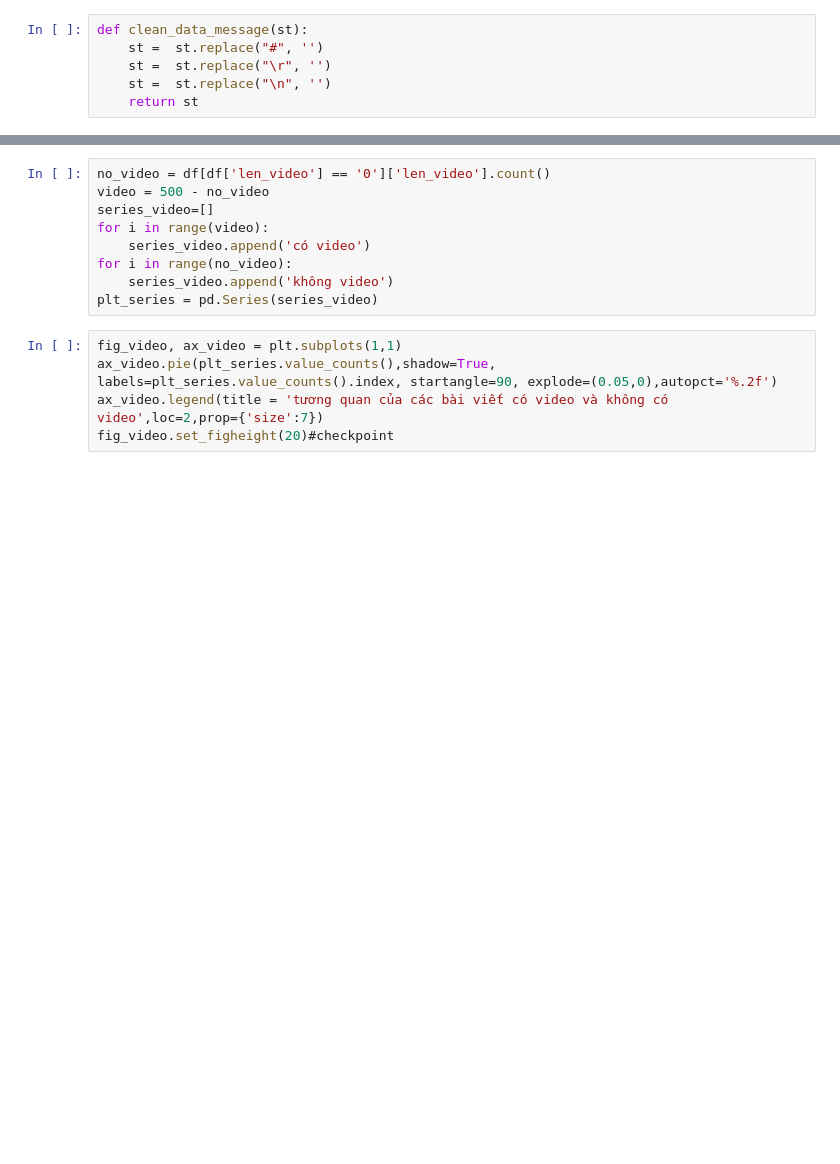
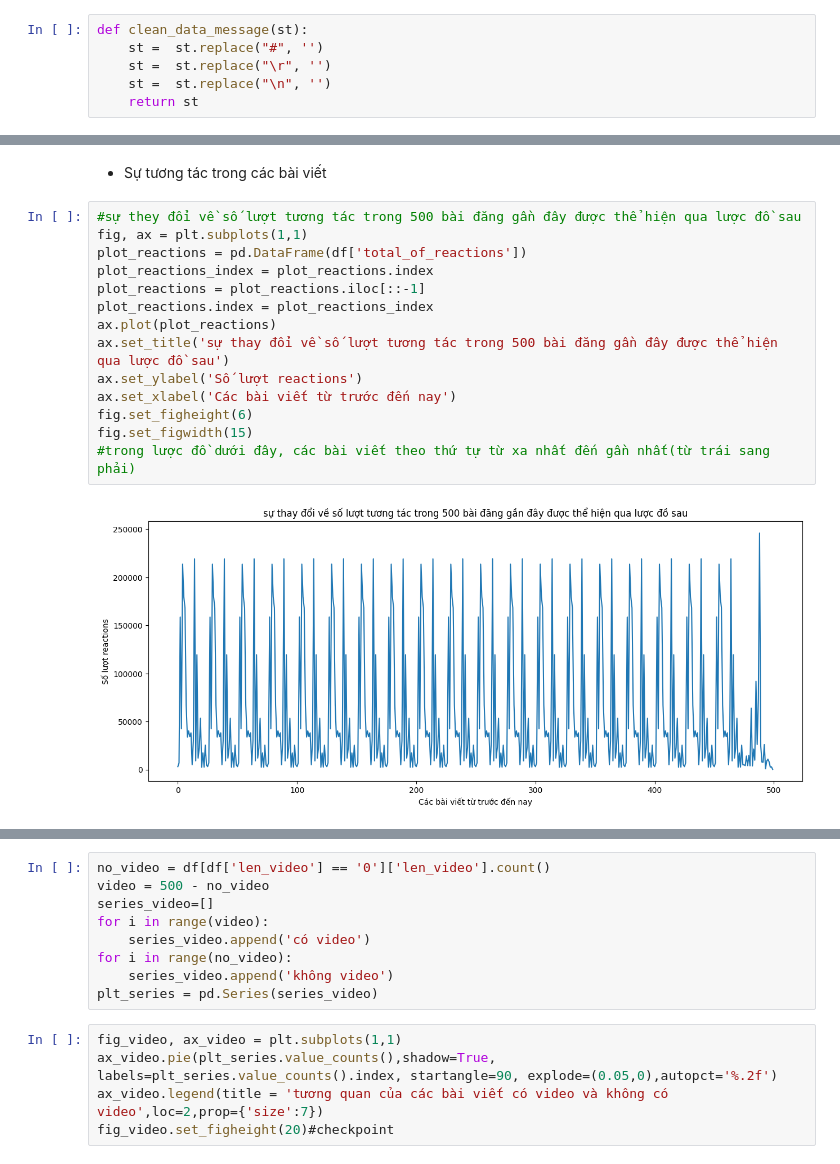
Before and after one commit to VuThanhDat14122004/big, a Jupyter notebook: analyze.ipynb, the cells around one changed output, grey strips where cells are left out. Cells and saved outputs as stored; diff of their text form; blank space fills up the shorter version.

```diff
--- a/analyze.ipynb
+++ b/analyze.ipynb
@@ -292,0 +195,18 @@ Text(0.5, 0, 'Các bài viết')
+# %% [markdown]
+- Sự tương tác trong các bài viết
+# %%
+#sự they đổi về số lượt tương tác trong 500 bài đăng gần đây được thể hiện qua lược đồ sau
+fig, ax = plt.subplots(1,1)
+plot_reactions = pd.DataFrame(df['total_of_reactions'])
+plot_reactions_index = plot_reactions.index
+plot_reactions = plot_reactions.iloc[::-1]
+plot_reactions.index = plot_reactions_index
+ax.plot(plot_reactions)
+ax.set_title('sự thay đổi về số lượt tương tác trong 500 bài đăng gần đây được thể hiện qua lược đồ sau')
+ax.set_ylabel('Số lượt reactions')
+ax.set_xlabel('Các bài viết từ trước đến nay')
+fig.set_figheight(6)
+fig.set_figwidth(15)
+#trong lược đồ dưới đây, các bài viết theo thứ tự từ xa nhất đến gần nhất(từ trái sang phải)
+# %% [output]
+[figure, added]
```
Also changed, not shown: parts of 120 cells of this notebook, 24 other files.
